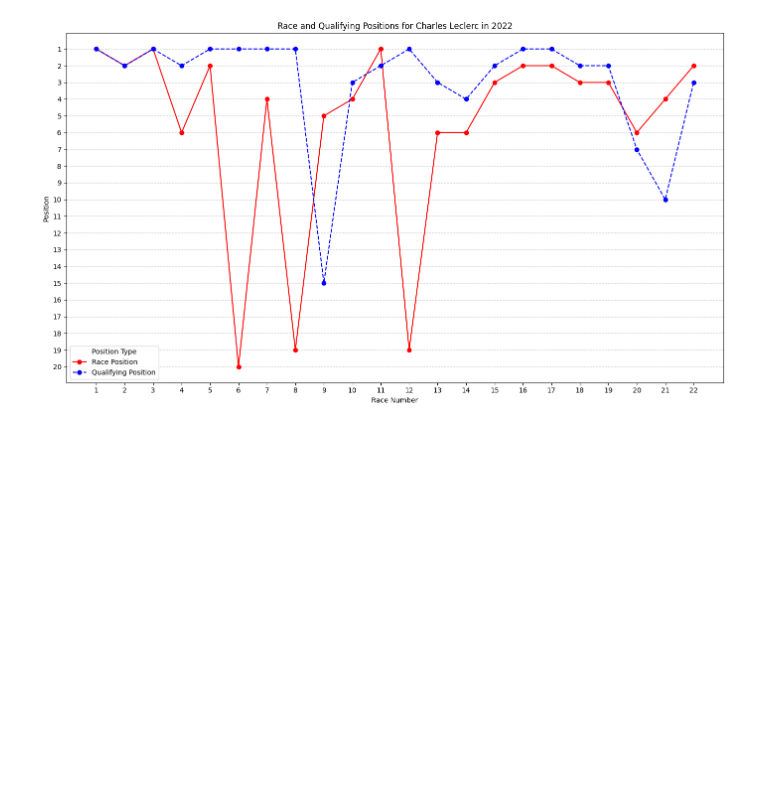
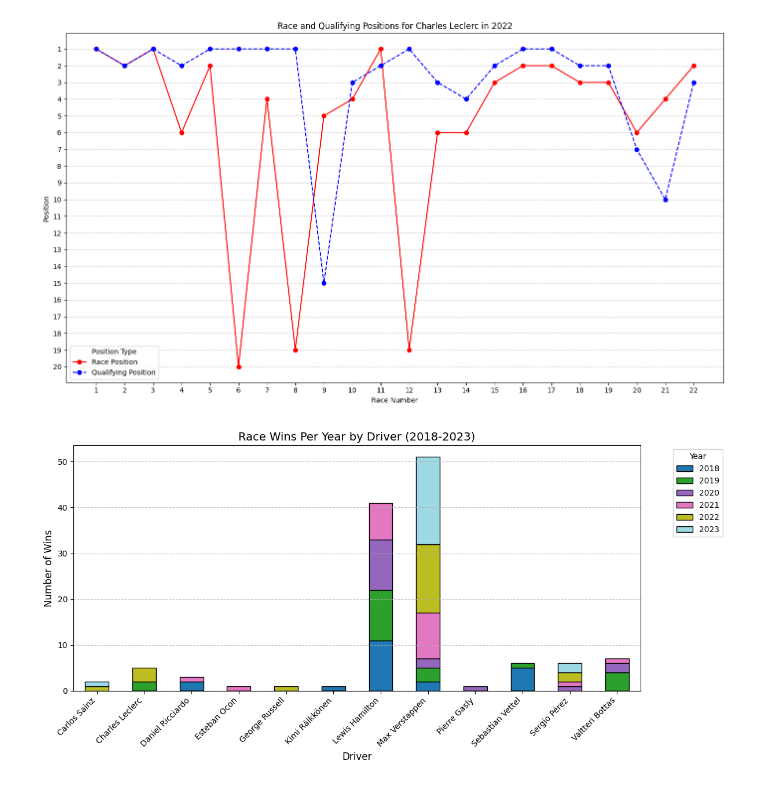
Before and after one commit to krishbedi17/formula1-data-analysis, a Jupyter notebook: create_plots.ipynb, the cells around one changed output. Cells and saved outputs as stored; diff of their text form; code cells hidden in the pictures; blank space fills up the shorter version.

Commit message:
plots combine

```diff
--- a/create_plots.ipynb
+++ b/create_plots.ipynb
@@ -78,3 +56,23 @@ def plot_driver_positions(data, driver_name, year):
 plot_driver_positions(data, "leclerc", 2022)
 # %% [output]
 [figure]
+# %%
+data = pd.read_csv("merged_data/changed_merged_data.csv")
+
+winner_data = data[data["Race Position"] == 1]
+full_name = winner_data["Driver First Name"]+ " " + winner_data["Driver Last Name"]
+wins_pivot = winner_data.pivot_table( index = full_name, columns="Year", values="Race Position", aggfunc="count", fill_value=0 )
+plt.figure(figsize=(12, 6))
+wins_pivot.plot(kind="bar", stacked=True, colormap="tab20", edgecolor="black", ax=plt.gca())
+plt.title("Race Wins Per Year by Driver (2018-2023)", fontsize=14)
+plt.xlabel("Driver", fontsize=12)
+plt.ylabel("Number of Wins", fontsize=12)
+plt.xticks(rotation=45, ha="right")
+plt.legend(title="Year", bbox_to_anchor=(1.05, 1), loc="upper left")
+plt.grid(axis="y", linestyle="--", alpha=0.7)
+
+plt.tight_layout()
+plt.savefig("Plots/Winners_per_year.png")
+plt.show()
+# %% [output]
+[figure, added]
```
Also changed, not shown: parts of 1 cell of this notebook, 2 other files.
